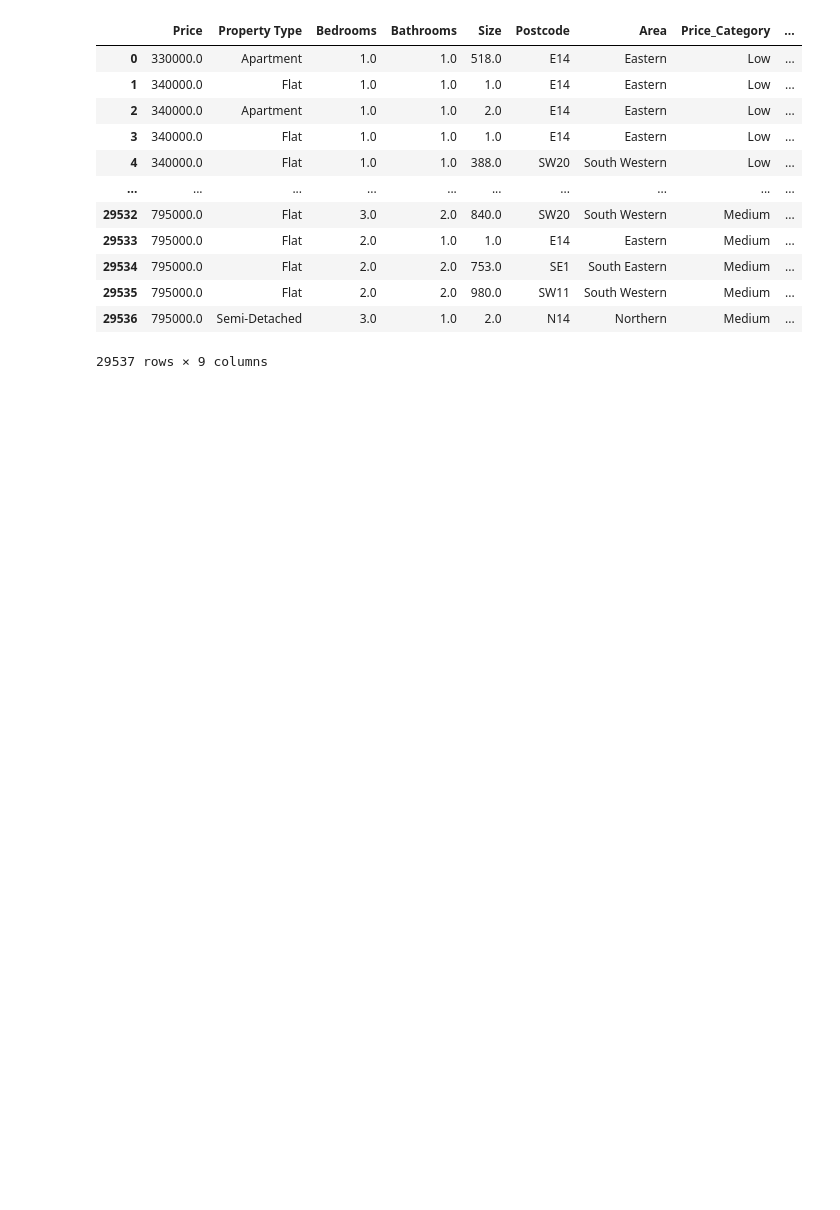
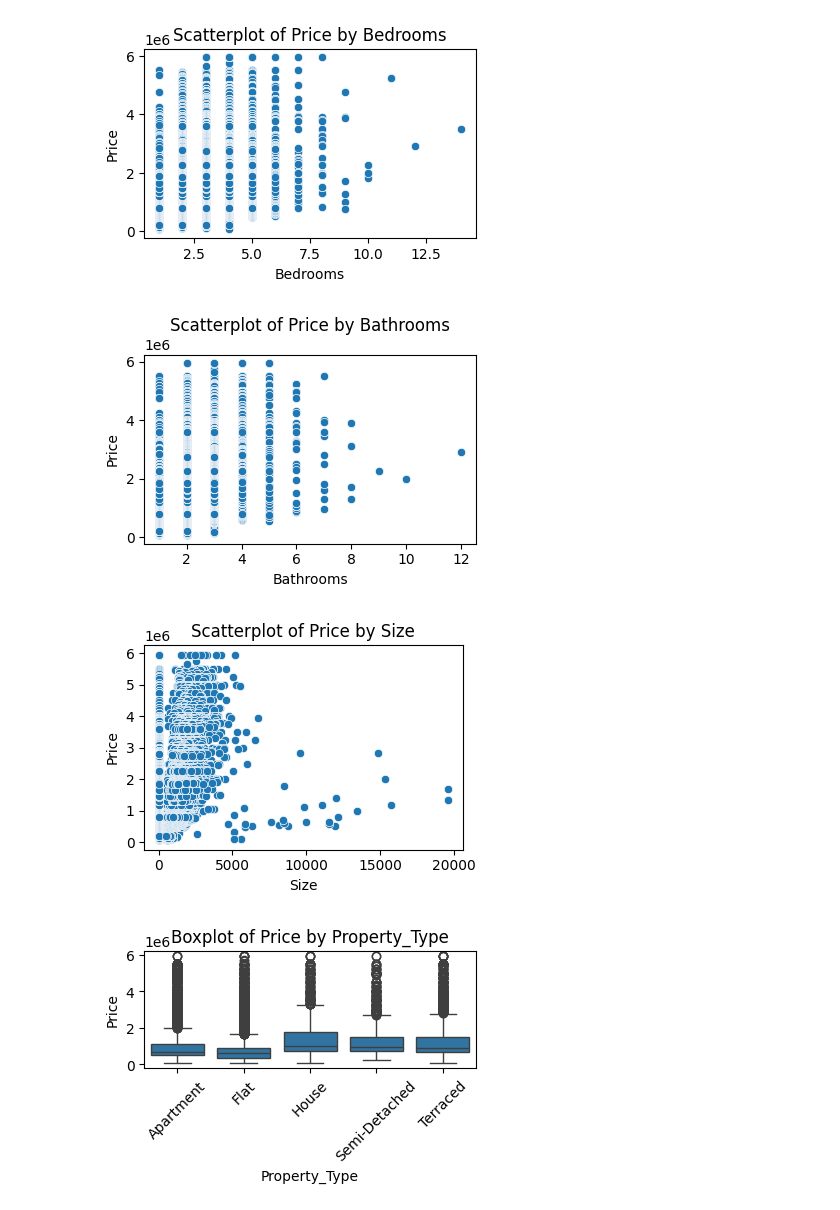
Before and after one commit to MarkThackham/portfolio, a Jupyter notebook: 02 London Property Listings/01 London Property Listing.ipynb, the cells around one changed output. Drawn from its saved outputs; the diff is of its cells as text; code cells hidden in the pictures; blank space fills up the shorter version.

```diff
--- a/02 London Property Listings/01 London Property Listing.ipynb
+++ b/02 London Property Listings/01 London Property Listing.ipynb
@@ -44,9 +41,18 @@ from sklearn.metrics import roc_auc_score, roc_curve
 # %%
 #========================================================================
 # Step 1: Load Data
+df=pd.read_csv('London Property Listings Dataset.csv')
+df.columns = df.columns.str.replace(' ', '_')
 
-df=pd.read_csv('London Property Listings Dataset.csv')
+print('--------------------')
+print('## Information ##')
+df.info()
+print('--------------------')
+print('')
 
-df.info()
+print('--------------------')
+print('## First 5 rows ##')
+print(df.head(5))
+print('--------------------')
 #========================================================================
 # %% [output]
@@ -79,16 +187,28 @@ plt.show()
-# %%
-df
-# %% [output]
-|  | Price | Property Type | Bedrooms | Bathrooms | Size | Postcode | Area | Price_Category | ... |
-| 0 | 330000.0 | Apartment | 1.0 | 1.0 | 518.0 | E14 | Eastern | Low | ... |
-| 1 | 340000.0 | Flat | 1.0 | 1.0 | 1.0 | E14 | Eastern | Low | ... |
-| 2 | 340000.0 | Apartment | 1.0 | 1.0 | 2.0 | E14 | Eastern | Low | ... |
-| 3 | 340000.0 | Flat | 1.0 | 1.0 | 1.0 | E14 | Eastern | Low | ... |
-| 4 | 340000.0 | Flat | 1.0 | 1.0 | 388.0 | SW20 | South Western | Low | ... |
-| ... | ... | ... | ... | ... | ... | ... | ... | ... | ... |
-| 29532 | 795000.0 | Flat | 3.0 | 2.0 | 840.0 | SW20 | South Western | Medium | ... |
-| 29533 | 795000.0 | Flat | 2.0 | 1.0 | 1.0 | E14 | Eastern | Medium | ... |
-| 29534 | 795000.0 | Flat | 2.0 | 2.0 | 753.0 | SE1 | South Eastern | Medium | ... |
-| 29535 | 795000.0 | Flat | 2.0 | 2.0 | 980.0 | SW11 | South Western | Medium | ... |
-| 29536 | 795000.0 | Semi-Detached | 3.0 | 1.0 | 2.0 | N14 | Northern | Medium | ... |
-29537 rows × 9 columns
+# %%
+#========================================================================
+# Step 3: Feature Analysis
+
+# Continuous Features
+numeric_cols = df2.select_dtypes(include=[np.number]).columns.drop('Price')
+for this_var in numeric_cols:
+    plt.figure(figsize=(4, 3))
+    sns.scatterplot(data=df2, x=this_var, y='Price')
+    plt.title(f'Scatterplot of Price by {this_var}', fontsize=12, loc='center')
+    plt.tight_layout()
+    plt.show()
+
+# Categorical Features
+character_cols = df2.select_dtypes(exclude=[np.number]).columns
+for this_var in character_cols:
+    plt.figure(figsize=(4, 3))
+    sns.boxplot(data=df2, x=this_var, y='Price')
+    plt.title(f'Boxplot of Price by {this_var}', fontsize=12, loc='center')
+    plt.xticks(rotation=45)
+    plt.tight_layout()
+    plt.show()
+#========================================================================
+# %% [output]
+[figure, added]
+[figure, added]
+[figure, added]
+[figure, added]
```
Also changed, not shown: parts of 7 cells of this notebook, 3 other files.
